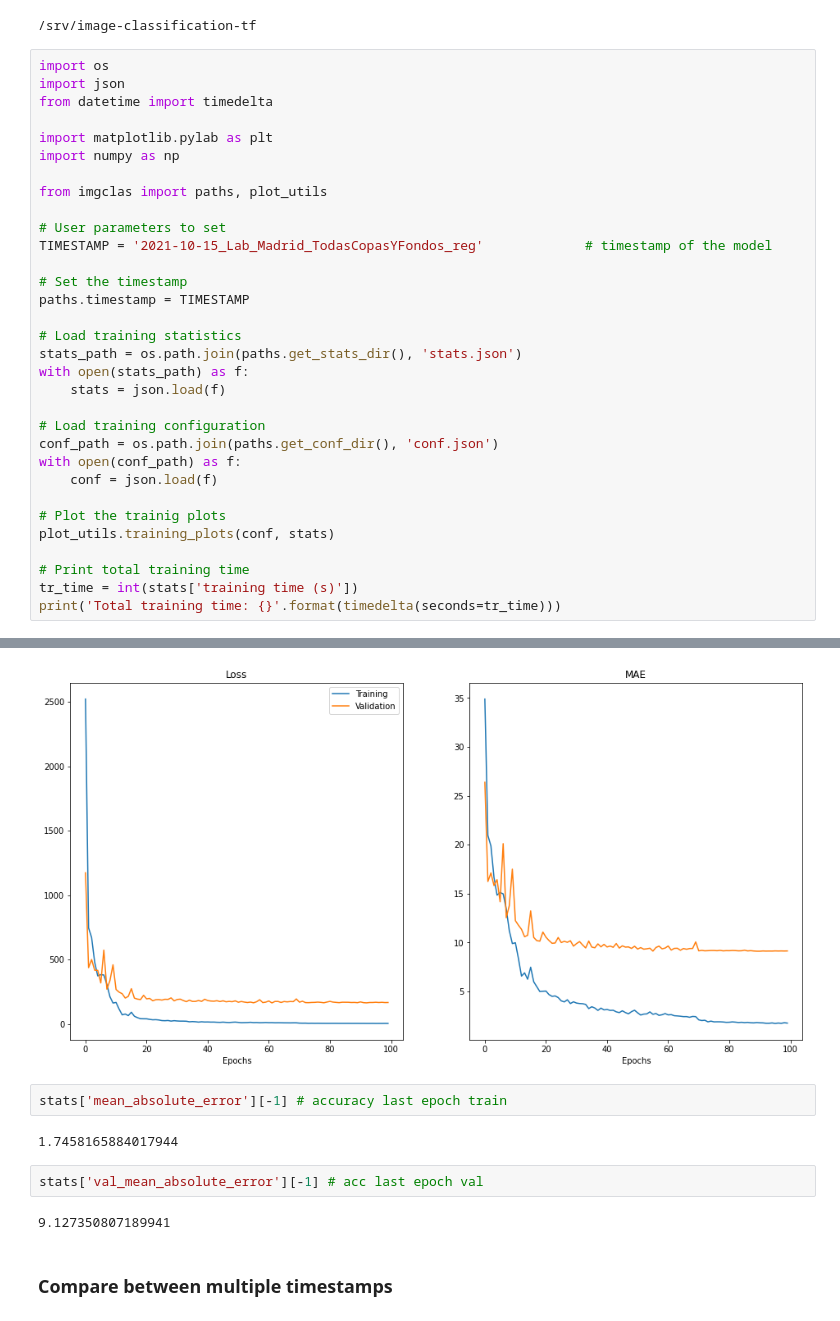
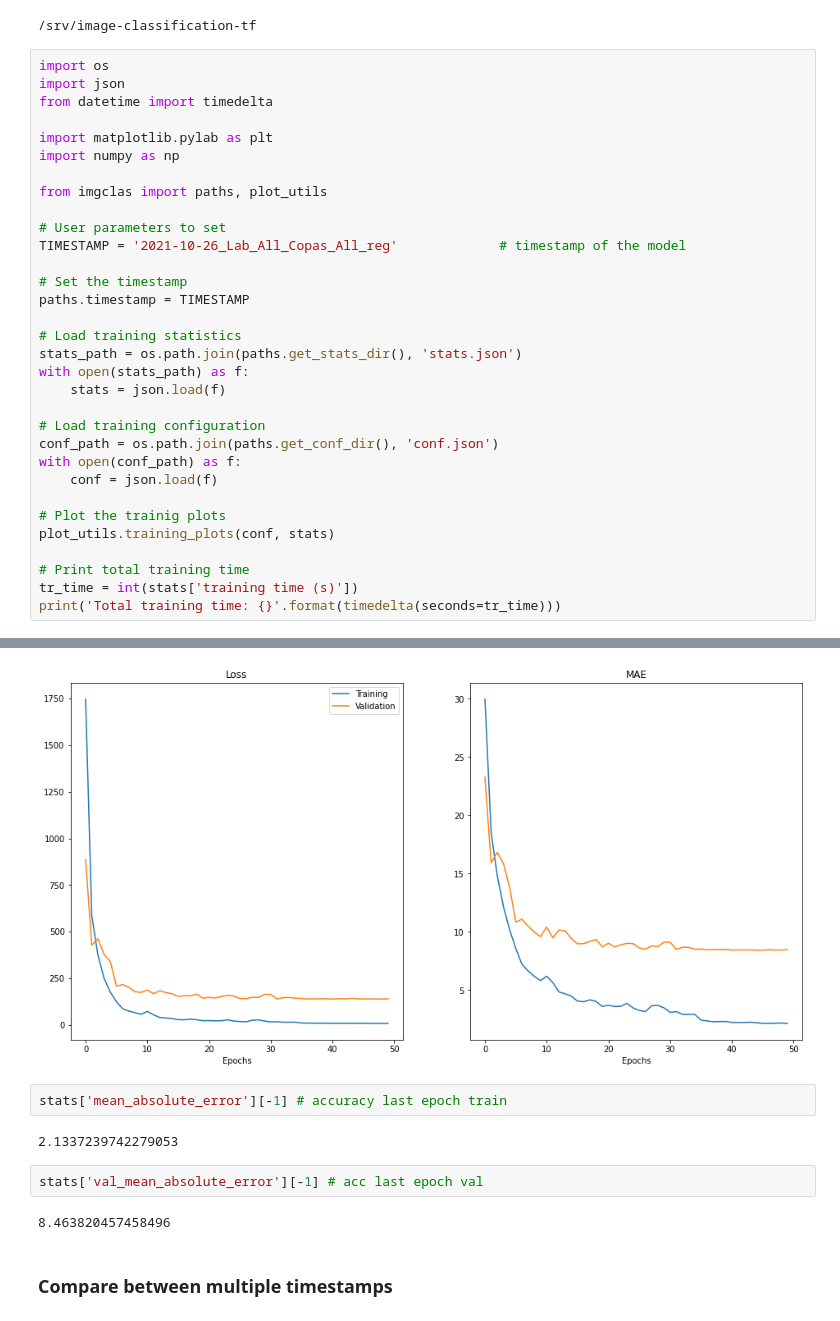
Before and after one commit to MiriamCobo/BrainGut-WineUp, a Jupyter notebook: notebooks/2.0-Model_training.ipynb, the cells around one changed output, grey strips where cells are left out. Drawn from its saved outputs; the diff is of its cells as text.

Commit message:
Statistics for copas Madrid and La Rioja

```diff
--- a/notebooks/2.0-Model_training.ipynb
+++ b/notebooks/2.0-Model_training.ipynb
@@ -57,7 +57,7 @@ import numpy as np
 from imgclas import paths, plot_utils
 
 # User parameters to set
-TIMESTAMP = '2021-10-15_Lab_Madrid_TodasCopasYFondos_reg'             # timestamp of the model
+TIMESTAMP = '2021-10-26_Lab_All_Copas_All_reg'             # timestamp of the model
 
 # Set the timestamp
 paths.timestamp = TIMESTAMP
@@ -83,12 +83,12 @@ Total training time: 8:07:27
-[figure, old version]
+[figure, new version]
 # %%
 stats['mean_absolute_error'][-1] # accuracy last epoch train
 # %% [output]
-1.7458165884017944
+2.1337239742279053
 # %%
 stats['val_mean_absolute_error'][-1] # acc last epoch val
 # %% [output]
-9.127350807189941
+8.463820457458496
 # %% [markdown]
 ### Compare between multiple timestamps
 # %%
```
Also changed, not shown: parts of 3 cells of this notebook, 3 other files.
